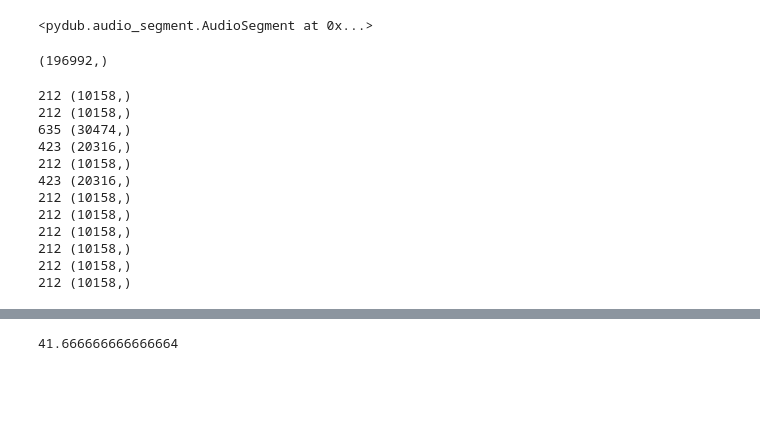
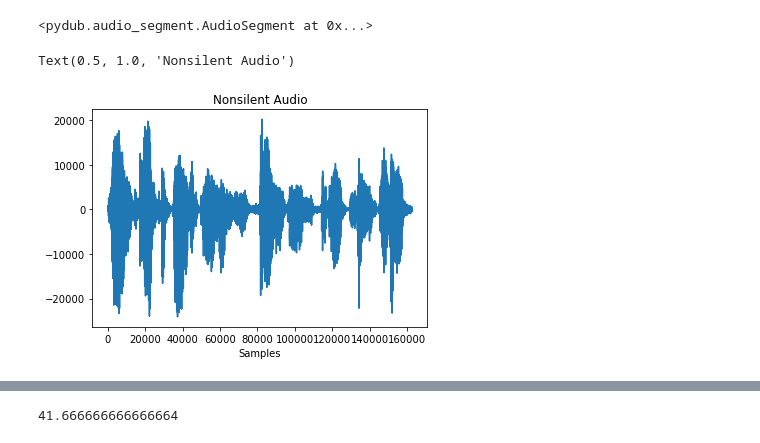
Before and after one commit to anbillinger/capstone, a Jupyter notebook: EDA.ipynb, the cells around one changed output, grey strips where cells are left out. Drawn from its saved outputs; the diff is of its cells as text; code cells hidden in the pictures; blank space fills up the shorter version.

```diff
--- a/EDA.ipynb
+++ b/EDA.ipynb
@@ -84,26 +96,11 @@ for word in syllables(a_text):
 nonsilent
 # %% [output]
 <pydub.audio_segment.AudioSegment at 0x...>
-# %%
-import numpy as np
-samples = np.array(audio.get_array_of_samples())
-samples.shape
-# %% [output]
-(196992,)
-# %%
-for aud in aud_list:
-    samps = np.array(aud.get_array_of_samples())
-    print(len(aud),samps.shape)
-# %% [output]
-212 (10158,)
-212 (10158,)
-635 (30474,)
-423 (20316,)
-212 (10158,)
-423 (20316,)
-212 (10158,)
-212 (10158,)
-212 (10158,)
-212 (10158,)
-212 (10158,)
-212 (10158,)
+# %%
+nonsilent_samps = np.array(nonsilent.get_array_of_samples())
+plt.plot(range(len(nonsilent_samps)),nonsilent_samps)
+plt.xlabel('Samples')
+plt.title('Nonsilent Audio')
+# %% [output]
+Text(0.5, 1.0, 'Nonsilent Audio')
+[figure, added]
```
Also changed, not shown: parts of 4 cells of this notebook, 11 other files.
